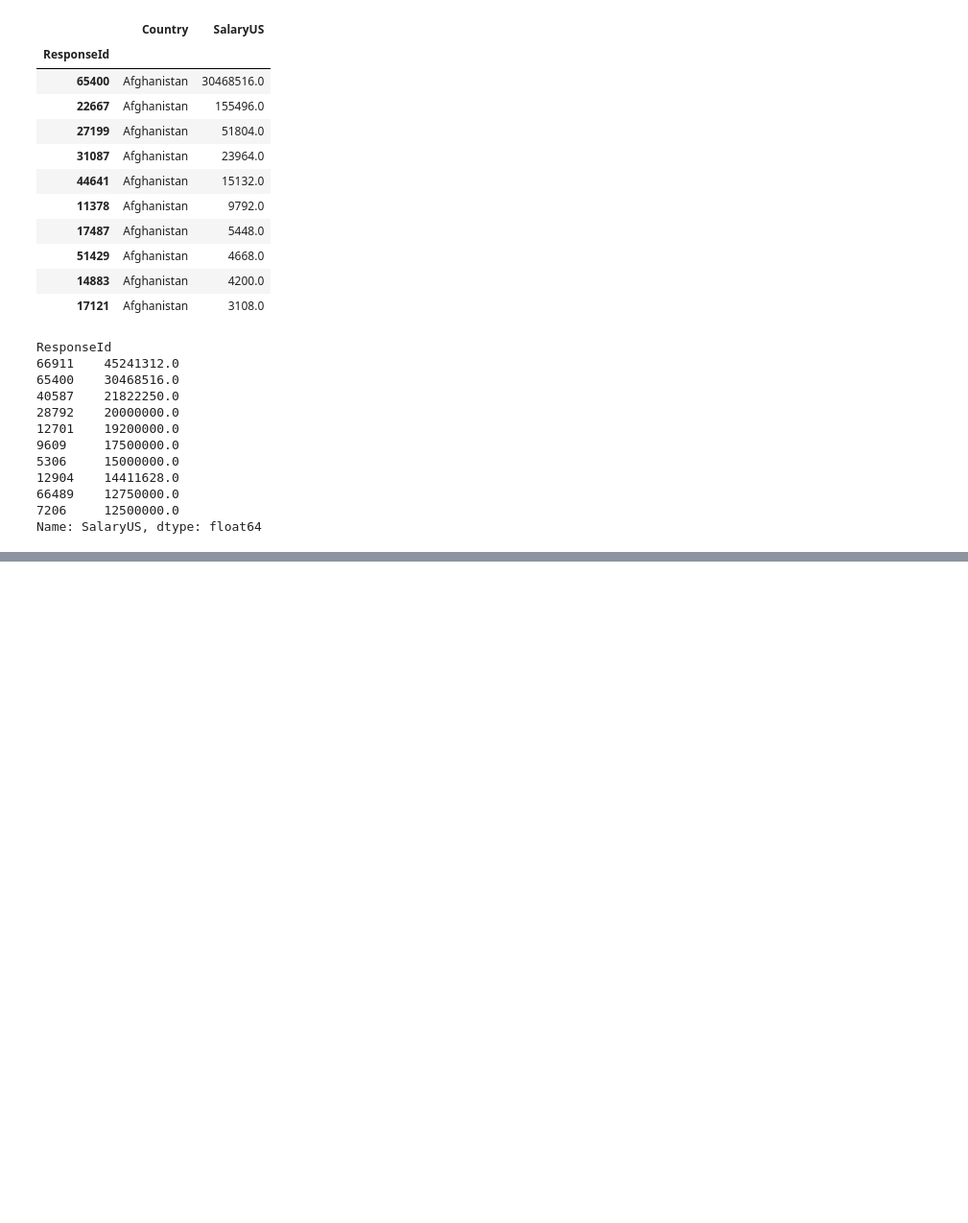
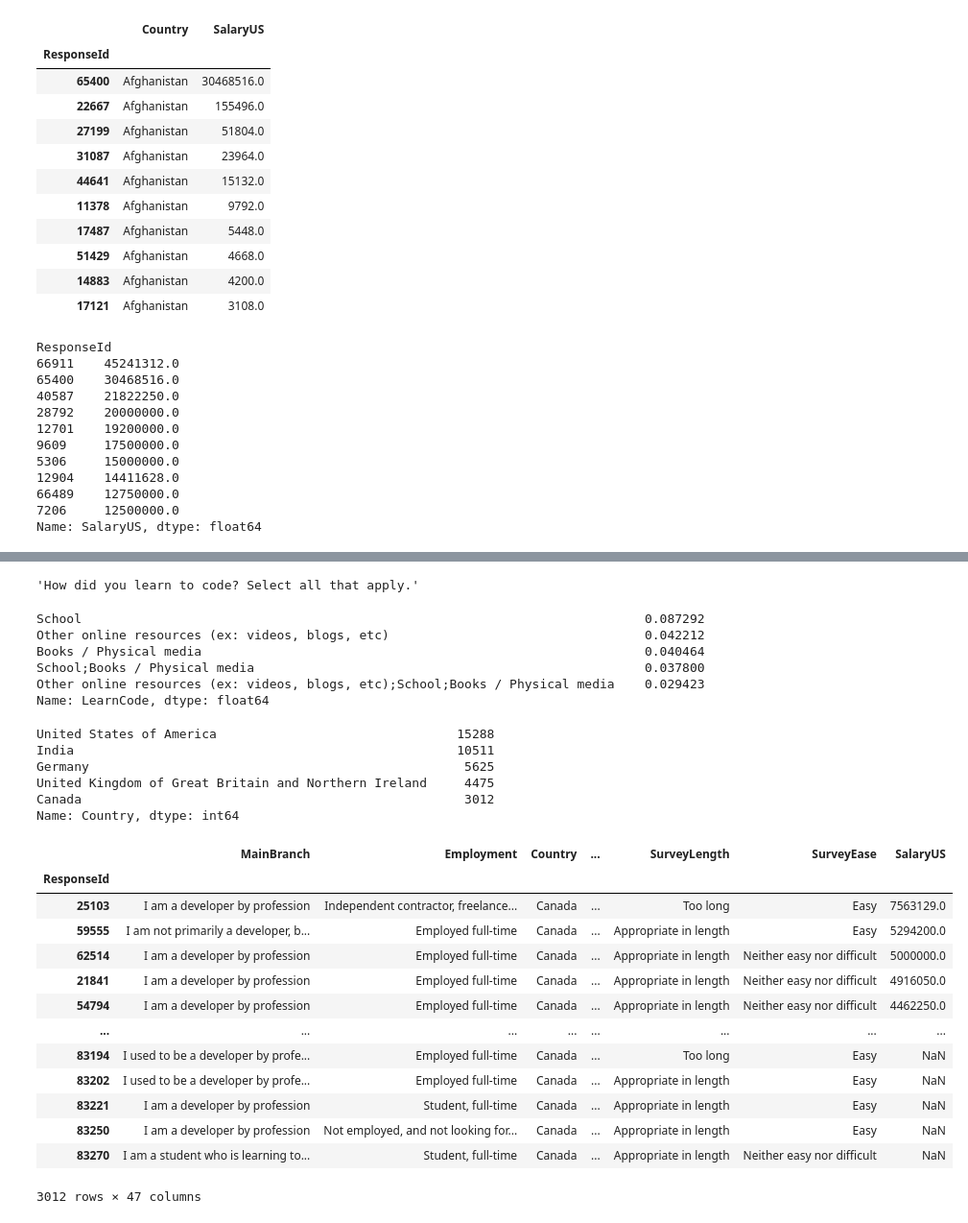
Before and after one commit to Tarokh-Yaghoubi/Jupyter-pandas, a Jupyter notebook: Michigan/Pandas-demo.ipynb, the cells around one changed output, grey strips where cells are left out. Shown at 96% size. Drawn from its saved outputs; the diff is of its cells as text; code cells hidden in the pictures; blank space fills up the shorter version.

```diff
--- a/Michigan/Pandas-demo.ipynb
+++ b/Michigan/Pandas-demo.ipynb
@@ -380,0 +452,41 @@ python
+# %%
+schema_df.loc['LearnCode', 'question']
+# %% [output]
+'How did you learn to code? Select all that apply.'
+# %%
+df['LearnCode'].value_counts(normalize=True).head(5)
+# %% [output]
+School                                                                           0.087292
+Other online resources (ex: videos, blogs, etc)                                  0.042212
+Books / Physical media                                                           0.040464
+School;Books / Physical media                                                    0.037800
+Other online resources (ex: videos, blogs, etc);School;Books / Physical media    0.029423
+Name: LearnCode, dtype: float64
+# %%
+df['Country'].value_counts().head()
+# %% [output]
+United States of America                                15288
+India                                                   10511
+Germany                                                  5625
+United Kingdom of Great Britain and Northern Ireland     4475
+Canada                                                   3012
+Name: Country, dtype: int64
+# %%
+country_grp = df.groupby(['Country'])
+# %%
+country_grp.get_group('Canada')
+# %% [output]
+|  | MainBranch | Employment | Country | ... | SurveyLength | SurveyEase | SalaryUS |
+| ResponseId |  |  |  |  |  |  |  |
+| 25103 | I am a developer by profession | Independent contractor, freelance... | Canada | ... | Too long | Easy | 7563129.0 |
+| 59555 | I am not primarily a developer, b... | Employed full-time | Canada | ... | Appropriate in length | Easy | 5294200.0 |
+| 62514 | I am a developer by profession | Employed full-time | Canada | ... | Appropriate in length | Neither easy nor difficult | 5000000.0 |
+| 21841 | I am a developer by profession | Employed full-time | Canada | ... | Appropriate in length | Neither easy nor difficult | 4916050.0 |
+| 54794 | I am a developer by profession | Employed full-time | Canada | ... | Appropriate in length | Neither easy nor difficult | 4462250.0 |
+| ... | ... | ... | ... | ... | ... | ... | ... |
+| 83194 | I used to be a developer by profe... | Employed full-time | Canada | ... | Too long | Easy | NaN |
+| 83202 | I used to be a developer by profe... | Employed full-time | Canada | ... | Appropriate in length | Easy | NaN |
+| 83221 | I am a developer by profession | Student, full-time | Canada | ... | Appropriate in length | Easy | NaN |
+| 83250 | I am a developer by profession | Not employed, and not looking for... | Canada | ... | Appropriate in length | Easy | NaN |
+| 83270 | I am a student who is learning to... | Student, full-time | Canada | ... | Appropriate in length | Neither easy nor difficult | NaN |
+3012 rows × 47 columns
```
Also changed, not shown: parts of 16 cells of this notebook.
